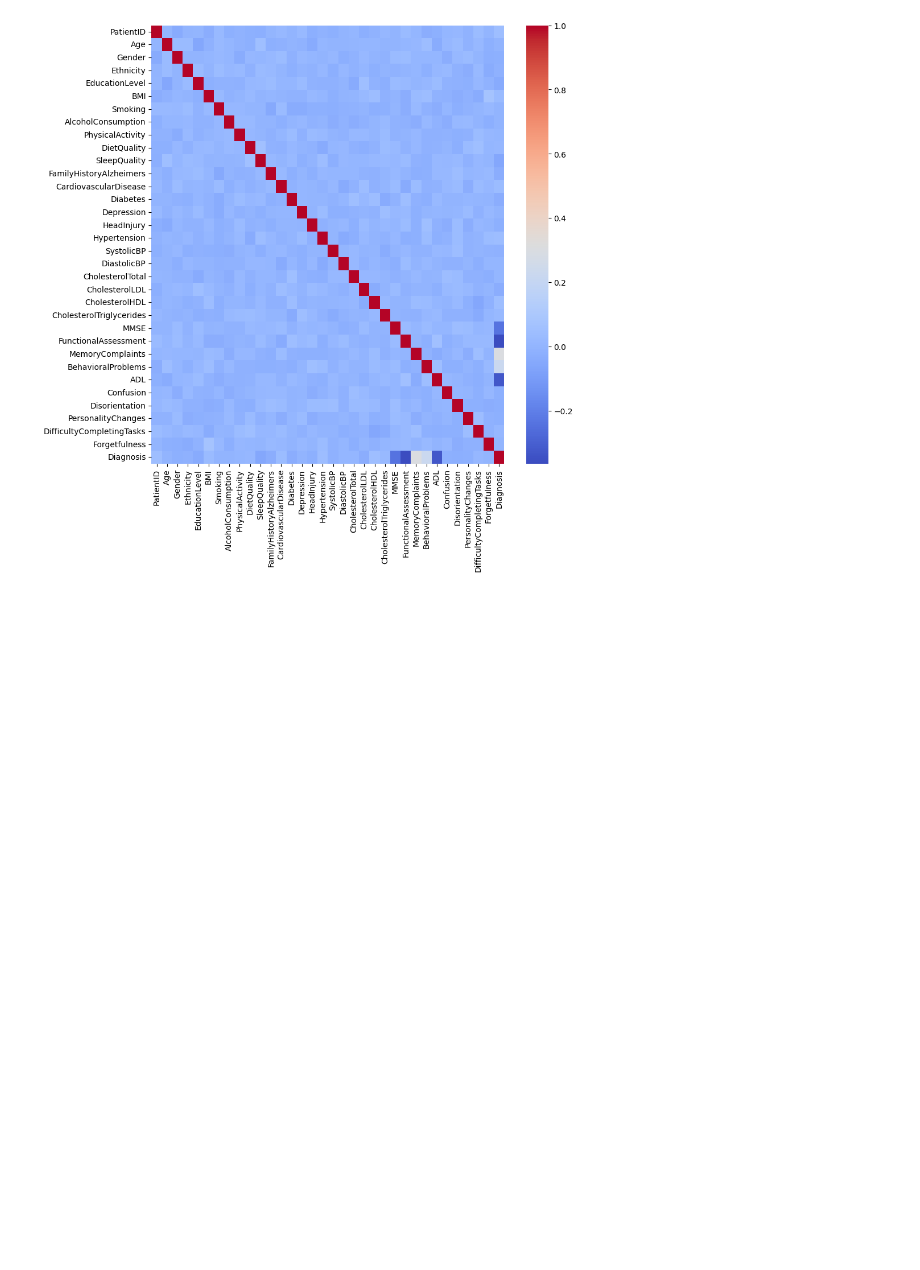
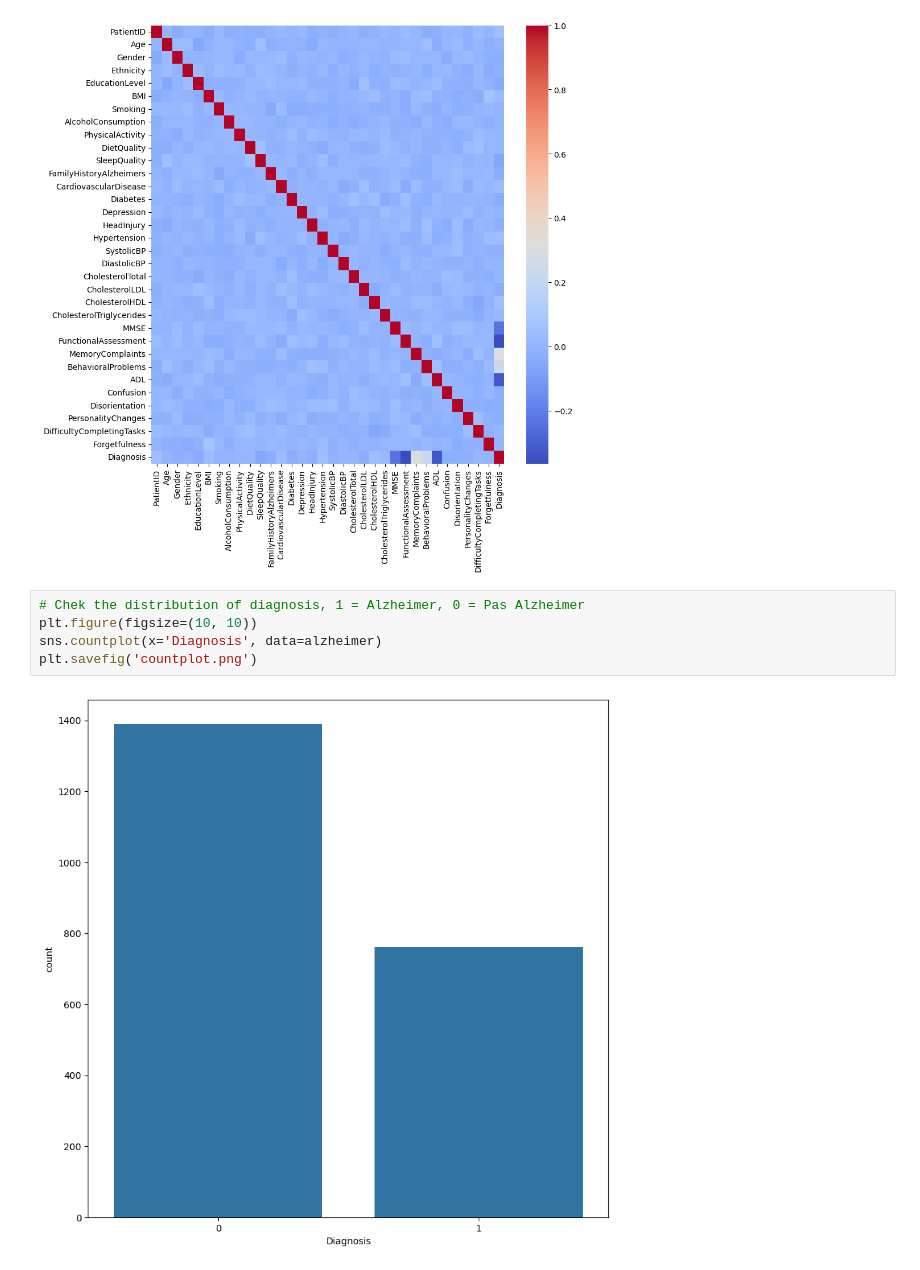
Before and after one commit to aaudric/Alzheimer-s-Disease-Predictions, a Jupyter notebook: alzheimer.ipynb, the cells around one changed output. Cells and saved outputs as stored; diff of their text form; blank space fills up the shorter version.

Commit message:
Chec k the distribution of diagnosis

```diff
--- a/alzheimer.ipynb
+++ b/alzheimer.ipynb
@@ -121,3 +121,10 @@ sns.heatmap(alzheimer.corr(), cbar=True, cmap='coolwarm')
 plt.savefig('correlation.png')
 # %% [output]
 [figure]
+# %%
+# Chek the distribution of diagnosis, 1 = Alzheimer, 0 = Pas Alzheimer
+plt.figure(figsize=(10, 10))
+sns.countplot(x='Diagnosis', data=alzheimer)
+plt.savefig('countplot.png')
+# %% [output]
+[figure, added]
```
Also changed, not shown: 1 other file.
